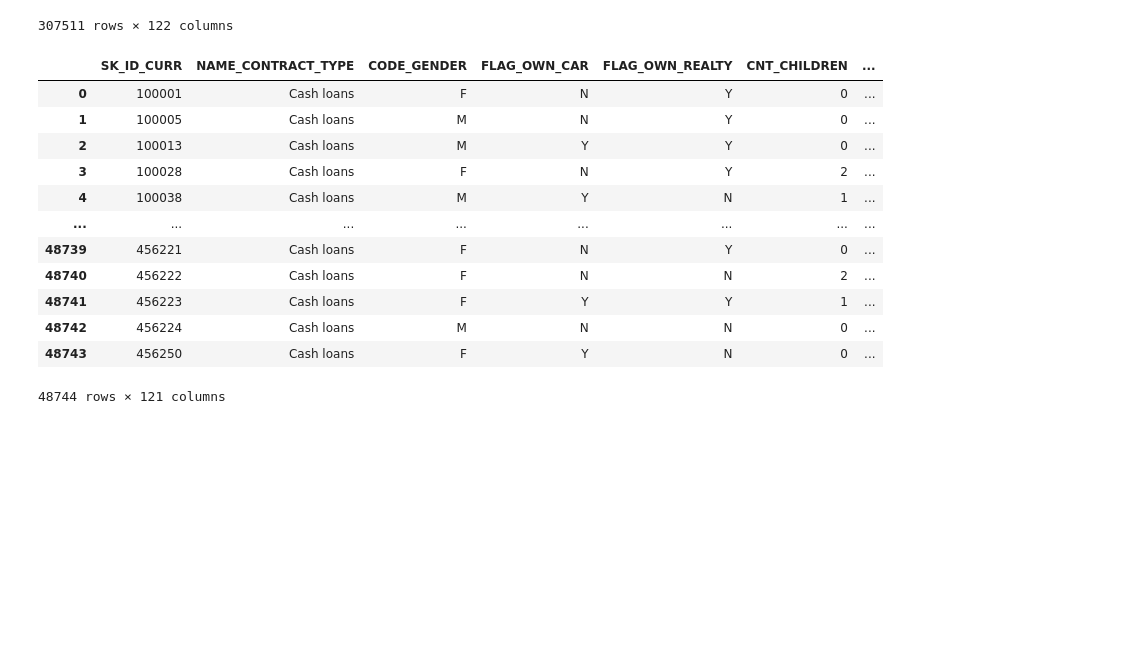
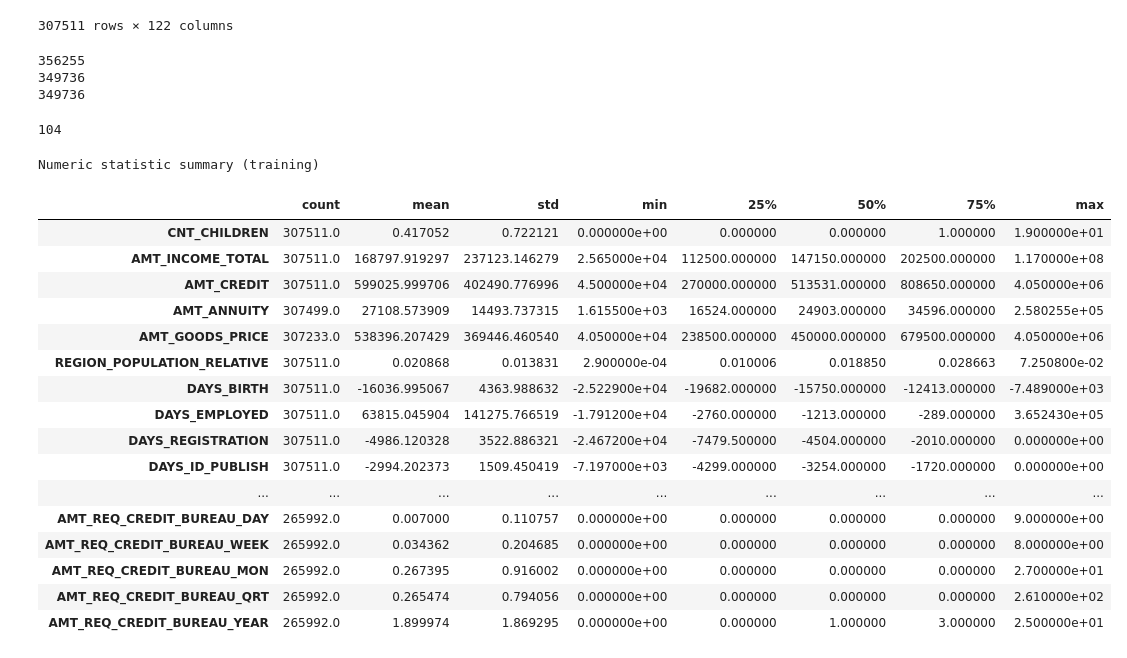
Before and after one commit to huanrafa/ProjectPracticing, a Jupyter notebook: 2023_11(2) Home Credit Default Risk/HomeCredit.ipynb, the cells around one changed output. Cells and saved outputs as stored; diff of their text form; code cells hidden in the pictures; blank space fills up the shorter version.

```diff
--- a/2023_11(2) Home Credit Default Risk/HomeCredit.ipynb
+++ b/2023_11(2) Home Credit Default Risk/HomeCredit.ipynb
@@ -230,19 +335,3 @@ training
 | 307509 | 456254 | 1 | Cash loans | F | N | Y | 0 | ... |
 | 307510 | 456255 | 0 | Cash loans | F | N | N | 0 | ... |
 307511 rows × 122 columns
-# %%
-testing
-# %% [output]
-|  | SK_ID_CURR | NAME_CONTRACT_TYPE | CODE_GENDER | FLAG_OWN_CAR | FLAG_OWN_REALTY | CNT_CHILDREN | ... |
-| 0 | 100001 | Cash loans | F | N | Y | 0 | ... |
-| 1 | 100005 | Cash loans | M | N | Y | 0 | ... |
-| 2 | 100013 | Cash loans | M | Y | Y | 0 | ... |
-| 3 | 100028 | Cash loans | F | N | Y | 2 | ... |
-| 4 | 100038 | Cash loans | M | Y | N | 1 | ... |
-| ... | ... | ... | ... | ... | ... | ... | ... |
-| 48739 | 456221 | Cash loans | F | N | Y | 0 | ... |
-| 48740 | 456222 | Cash loans | F | N | N | 2 | ... |
-| 48741 | 456223 | Cash loans | F | Y | Y | 1 | ... |
-| 48742 | 456224 | Cash loans | M | N | N | 0 | ... |
-| 48743 | 456250 | Cash loans | F | Y | N | 0 | ... |
-48744 rows × 121 columns
@@ -248,0 +349,50 @@ testing
+# %%
+ID_CURR_train = list(training['SK_ID_CURR'].unique())
+ID_CURR_test = list(testing['SK_ID_CURR'].unique())
+ID_CURR_all = ID_CURR_train + ID_CURR_test
+
+ID_CURR_bur = list(bureau['SK_ID_CURR'].unique())
+ID_CURR_pos = list(POS_CASH['SK_ID_CURR'].unique())
+ID_CURR_cc = list(credit_card['SK_ID_CURR'].unique())
+ID_CURR_prev = list(prev_apl['SK_ID_CURR'].unique())
+ID_CURR_inst = list(payment['SK_ID_CURR'].unique())
+ID_CURR_all_other = join_lists(ID_CURR_bur, ID_CURR_pos, ID_CURR_cc, ID_CURR_prev, ID_CURR_inst)
+
+print(len(ID_CURR_all))
+print(len(ID_CURR_all_other))
+print(len(common_elements(ID_CURR_all, ID_CURR_all_other)))
+
+# len(ID_CURR_all) > len(ID_CURR_all_other)                                         ==> some data in train|test do not appear in other sets
+# len(ID_CURR_all_other) = len(common_elements(ID_CURR_all, ID_CURR_all_other))     ==> all data in other sets is in train|test
+# %% [output]
+356255
+349736
+349736
+# %%
+df_num = training.select_dtypes(include=['int64', 'float64'])
+df_num = df_num.drop(['SK_ID_CURR', 'TARGET'], axis=1)
+print(len(df_num.columns))
+
+stats_num = df_num.describe().T
+scroll_stats_num = create_scrollable_table(stats_num, 'stats_num', 'Numeric statistic summary (training)')
+display(HTML(scroll_stats_num))
+# %% [output]
+104
+Numeric statistic summary (training)
+|  | count | mean | std | min | 25% | 50% | 75% | max |
+| CNT_CHILDREN | 307511.0 | 0.417052 | 0.722121 | 0.000000e+00 | 0.000000 | 0.000000 | 1.000000 | 1.900000e+01 |
+| AMT_INCOME_TOTAL | 307511.0 | 168797.919297 | 237123.146279 | 2.565000e+04 | 112500.000000 | 147150.000000 | 202500.000000 | 1.170000e+08 |
+| AMT_CREDIT | 307511.0 | 599025.999706 | 402490.776996 | 4.500000e+04 | 270000.000000 | 513531.000000 | 808650.000000 | 4.050000e+06 |
+| AMT_ANNUITY | 307499.0 | 27108.573909 | 14493.737315 | 1.615500e+03 | 16524.000000 | 24903.000000 | 34596.000000 | 2.580255e+05 |
+| AMT_GOODS_PRICE | 307233.0 | 538396.207429 | 369446.460540 | 4.050000e+04 | 238500.000000 | 450000.000000 | 679500.000000 | 4.050000e+06 |
+| REGION_POPULATION_RELATIVE | 307511.0 | 0.020868 | 0.013831 | 2.900000e-04 | 0.010006 | 0.018850 | 0.028663 | 7.250800e-02 |
+| DAYS_BIRTH | 307511.0 | -16036.995067 | 4363.988632 | -2.522900e+04 | -19682.000000 | -15750.000000 | -12413.000000 | -7.489000e+03 |
+| DAYS_EMPLOYED | 307511.0 | 63815.045904 | 141275.766519 | -1.791200e+04 | -2760.000000 | -1213.000000 | -289.000000 | 3.652430e+05 |
+| DAYS_REGISTRATION | 307511.0 | -4986.120328 | 3522.886321 | -2.467200e+04 | -7479.500000 | -4504.000000 | -2010.000000 | 0.000000e+00 |
+| DAYS_ID_PUBLISH | 307511.0 | -2994.202373 | 1509.450419 | -7.197000e+03 | -4299.000000 | -3254.000000 | -1720.000000 | 0.000000e+00 |
+| ... | ... | ... | ... | ... | ... | ... | ... | ... |
+| AMT_REQ_CREDIT_BUREAU_DAY | 265992.0 | 0.007000 | 0.110757 | 0.000000e+00 | 0.000000 | 0.000000 | 0.000000 | 9.000000e+00 |
+| AMT_REQ_CREDIT_BUREAU_WEEK | 265992.0 | 0.034362 | 0.204685 | 0.000000e+00 | 0.000000 | 0.000000 | 0.000000 | 8.000000e+00 |
+| AMT_REQ_CREDIT_BUREAU_MON | 265992.0 | 0.267395 | 0.916002 | 0.000000e+00 | 0.000000 | 0.000000 | 0.000000 | 2.700000e+01 |
+| AMT_REQ_CREDIT_BUREAU_QRT | 265992.0 | 0.265474 | 0.794056 | 0.000000e+00 | 0.000000 | 0.000000 | 0.000000 | 2.610000e+02 |
+| AMT_REQ_CREDIT_BUREAU_YEAR | 265992.0 | 1.899974 | 1.869295 | 0.000000e+00 | 0.000000 | 1.000000 | 3.000000 | 2.500000e+01 |
```
Also changed, not shown: parts of 15 cells of this notebook.
